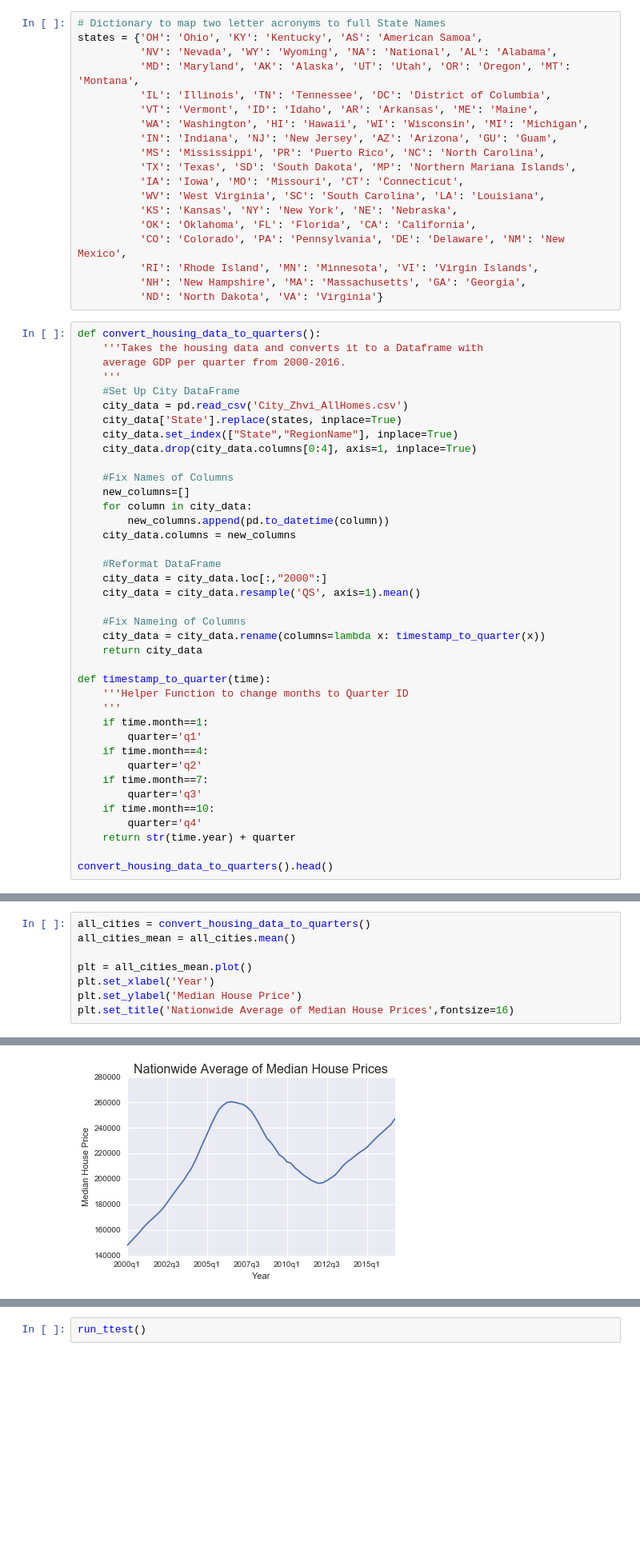
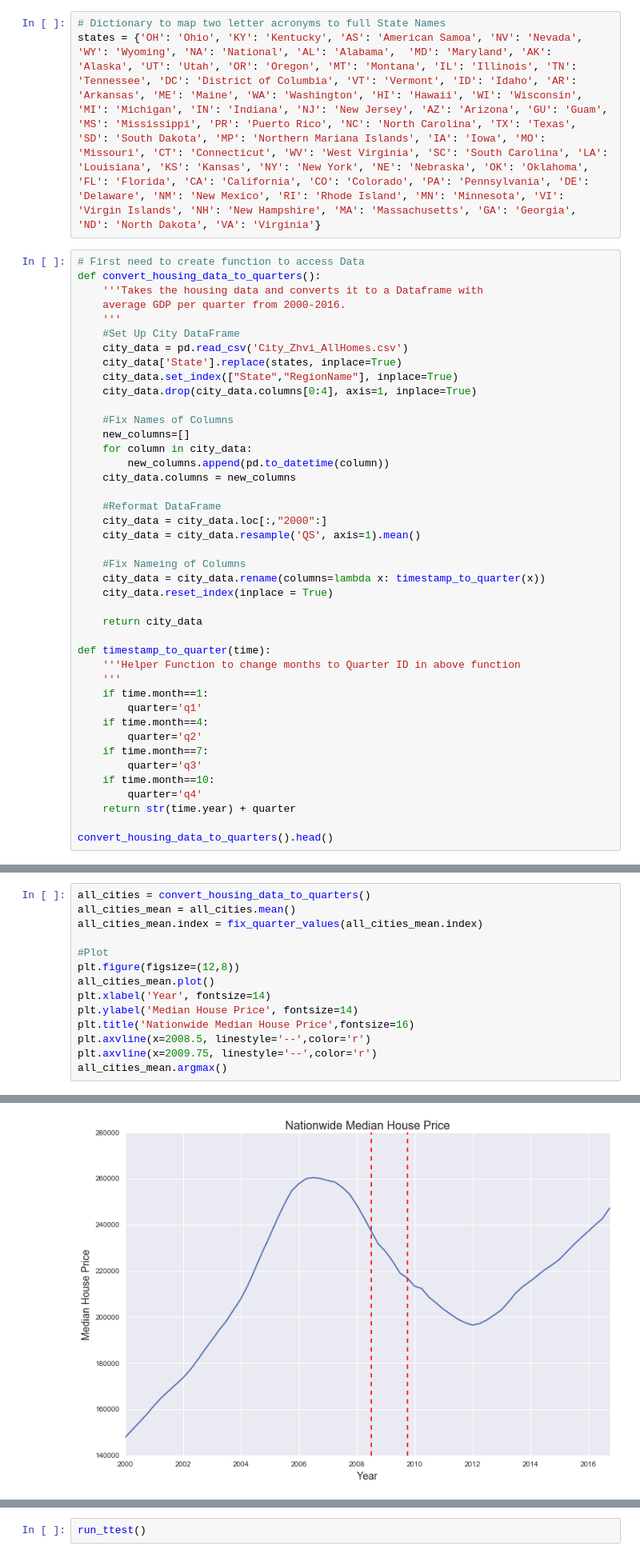
Before and after one commit to ericgordo/Housing_vs_GDP_Investigation, a Jupyter notebook: University Towns Stats Test.ipynb, the cells around one changed output, grey strips where cells are left out. Shown at 80% size. Saved outputs shown, nothing was run; the diff lists cells and outputs as text; blank space fills up the shorter version.

```diff
--- a/University Towns Stats Test.ipynb
+++ b/University Towns Stats Test.ipynb
@@ -115,23 +139,8 @@ u'2009q2'
 # %%
 # Dictionary to map two letter acronyms to full State Names
-states = {'OH': 'Ohio', 'KY': 'Kentucky', 'AS': 'American Samoa',
-          'NV': 'Nevada', 'WY': 'Wyoming', 'NA': 'National', 'AL': 'Alabama',
-          'MD': 'Maryland', 'AK': 'Alaska', 'UT': 'Utah', 'OR': 'Oregon', 'MT': 'Montana',
-          'IL': 'Illinois', 'TN': 'Tennessee', 'DC': 'District of Columbia',
-          'VT': 'Vermont', 'ID': 'Idaho', 'AR': 'Arkansas', 'ME': 'Maine',
-          'WA': 'Washington', 'HI': 'Hawaii', 'WI': 'Wisconsin', 'MI': 'Michigan',
-          'IN': 'Indiana', 'NJ': 'New Jersey', 'AZ': 'Arizona', 'GU': 'Guam',
-          'MS': 'Mississippi', 'PR': 'Puerto Rico', 'NC': 'North Carolina',
-          'TX': 'Texas', 'SD': 'South Dakota', 'MP': 'Northern Mariana Islands',
-          'IA': 'Iowa', 'MO': 'Missouri', 'CT': 'Connecticut',
-          'WV': 'West Virginia', 'SC': 'South Carolina', 'LA': 'Louisiana',
-          'KS': 'Kansas', 'NY': 'New York', 'NE': 'Nebraska',
-          'OK': 'Oklahoma', 'FL': 'Florida', 'CA': 'California',
-          'CO': 'Colorado', 'PA': 'Pennsylvania', 'DE': 'Delaware', 'NM': 'New Mexico',
-          'RI': 'Rhode Island', 'MN': 'Minnesota', 'VI': 'Virgin Islands',
-          'NH': 'New Hampshire', 'MA': 'Massachusetts', 'GA': 'Georgia',
-          'ND': 'North Dakota', 'VA': 'Virginia'}
+states = {'OH': 'Ohio', 'KY': 'Kentucky', 'AS': 'American Samoa', 'NV': 'Nevada', 'WY': 'Wyoming', 'NA': 'National', 'AL': 'Alabama',  'MD': 'Maryland', 'AK': 'Alaska', 'UT': 'Utah', 'OR': 'Oregon', 'MT': 'Montana', 'IL': 'Illinois', 'TN': 'Tennessee', 'DC': 'District of Columbia', 'VT': 'Vermont', 'ID': 'Idaho', 'AR': 'Arkansas', 'ME': 'Maine', 'WA': 'Washington', 'HI': 'Hawaii', 'WI': 'Wisconsin', 'MI': 'Michigan', 'IN': 'Indiana', 'NJ': 'New Jersey', 'AZ': 'Arizona', 'GU': 'Guam', 'MS': 'Mississippi', 'PR': 'Puerto Rico', 'NC': 'North Carolina', 'TX': 'Texas', 'SD': 'South Dakota', 'MP': 'Northern Mariana Islands', 'IA': 'Iowa', 'MO': 'Missouri', 'CT': 'Connecticut', 'WV': 'West Virginia', 'SC': 'South Carolina', 'LA': 'Louisiana', 'KS': 'Kansas', 'NY': 'New York', 'NE': 'Nebraska', 'OK': 'Oklahoma', 'FL': 'Florida', 'CA': 'California', 'CO': 'Colorado', 'PA': 'Pennsylvania', 'DE': 'Delaware', 'NM': 'New Mexico', 'RI': 'Rhode Island', 'MN': 'Minnesota', 'VI': 'Virgin Islands', 'NH': 'New Hampshire', 'MA': 'Massachusetts', 'GA': 'Georgia', 'ND': 'North Dakota', 'VA': 'Virginia'}
 # %%
+# First need to create function to access Data
 def convert_housing_data_to_quarters():
     '''Takes the housing data and converts it to a Dataframe with
     average GDP per quarter from 2000-2016.
@@ -154,10 +163,12 @@ def convert_housing_data_to_quarters():
 
     #Fix Nameing of Columns
     city_data = city_data.rename(columns=lambda x: timestamp_to_quarter(x))
+    city_data.reset_index(inplace = True)
+
     return city_data
 
 def timestamp_to_quarter(time):
-    '''Helper Function to change months to Quarter ID
+    '''Helper Function to change months to Quarter ID in above function
     '''
     if time.month==1:
         quarter='q1'
@@ -182,9 +194,15 @@ convert_housing_data_to_quarters().head()
 # %%
 all_cities = convert_housing_data_to_quarters()
 all_cities_mean = all_cities.mean()
+all_cities_mean.index = fix_quarter_values(all_cities_mean.index)
 
-plt = all_cities_mean.plot()
-plt.set_xlabel('Year')
-plt.set_ylabel('Median House Price')
-plt.set_title('Nationwide Average of Median House Prices',fontsize=16)
+#Plot
+plt.figure(figsize=(12,8))
+all_cities_mean.plot()
+plt.xlabel('Year', fontsize=14)
+plt.ylabel('Median House Price', fontsize=14)
+plt.title('Nationwide Median House Price',fontsize=16)
+plt.axvline(x=2008.5, linestyle='--',color='r')
+plt.axvline(x=2009.75, linestyle='--',color='r')
+all_cities_mean.argmax()
 # %% [output]
@@ -192 +210 @@ plt.set_title('Nationwide Average of Median House Prices',fontsize=16)
-[figure, old version]
+[figure, new version]
```
Also changed, not shown: parts of 27 cells of this notebook.
